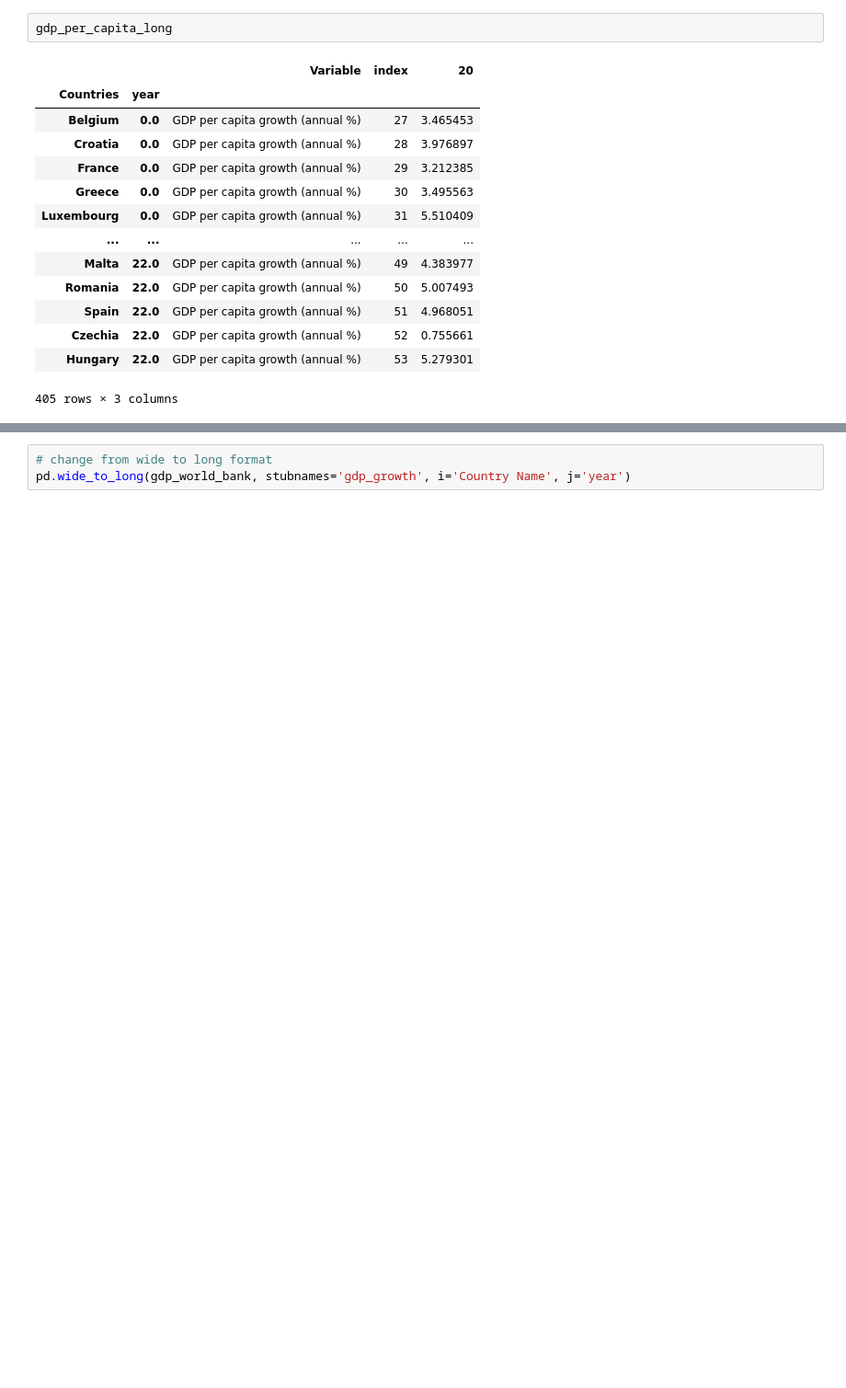
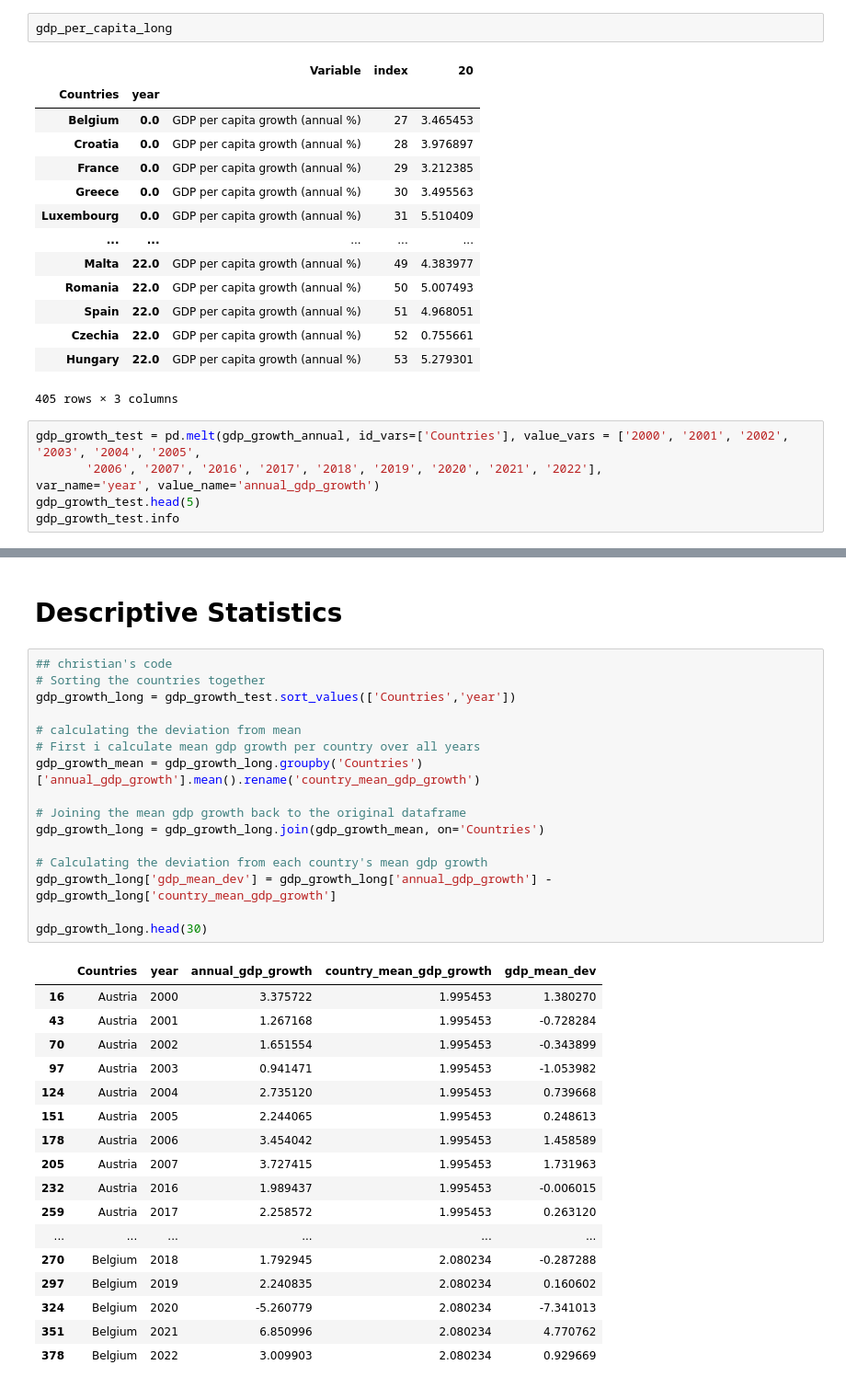
Before and after one commit to NumEconCopenhagen/projects-2024-darja-christian, a Jupyter notebook: dataproject/Darja_Work.ipynb, the cells around one changed output, grey strips where cells are left out. Shown at 92% size. Cells and saved outputs as stored; diff of their text form; blank space fills up the shorter version.

Commit message:
added more on gdp growth

```diff
--- a/dataproject/Darja_Work.ipynb
+++ b/dataproject/Darja_Work.ipynb
@@ -132,3 +132,9 @@ gdp_per_capita_long
 | Czechia | 22.0 | GDP per capita growth (annual %) | 52 | 0.755661 |
 | Hungary | 22.0 | GDP per capita growth (annual %) | 53 | 5.279301 |
 405 rows × 3 columns
+# %%
+gdp_growth_test = pd.melt(gdp_growth_annual, id_vars=['Countries'], value_vars = ['2000', '2001', '2002', '2003', '2004', '2005',
+       '2006', '2007', '2016', '2017', '2018', '2019', '2020', '2021', '2022'],
+var_name='year', value_name='annual_gdp_growth')
+gdp_growth_test.head(5)
+gdp_growth_test.info
@@ -141,6 +174,39 @@ gdp_world_bank.head(5)
 | 2 | GDP growth (annual %) | France | 3.923669 | 1.983721 | 1.135531 | 0.823161 | 2.829753 | 1.663220 | 2.449324 | 2.424736 | 1.095464 | ... |
 | 3 | GDP growth (annual %) | Greece | 3.919771 | 4.131612 | 3.922872 | 5.794532 | 5.060992 | 0.599142 | 5.652434 | 3.273747 | -0.487173 | ... |
 | 4 | GDP growth (annual %) | Luxembourg | 6.938130 | 3.074355 | 3.225417 | 2.619379 | 4.231891 | 2.482875 | 6.016715 | 8.098668 | 4.978190 | ... |
-# %%
-# change from wide to long format
-pd.wide_to_long(gdp_world_bank, stubnames='gdp_growth', i='Country Name', j='year')
+# %% [markdown]
+# Descriptive Statistics
+# %%
+## christian's code
+# Sorting the countries together
+gdp_growth_long = gdp_growth_test.sort_values(['Countries','year'])
+
+# calculating the deviation from mean
+# First i calculate mean gdp growth per country over all years
+gdp_growth_mean = gdp_growth_long.groupby('Countries')['annual_gdp_growth'].mean().rename('country_mean_gdp_growth')
+
+# Joining the mean gdp growth back to the original dataframe
+gdp_growth_long = gdp_growth_long.join(gdp_growth_mean, on='Countries')
+
+# Calculating the deviation from each country's mean gdp growth
+gdp_growth_long['gdp_mean_dev'] = gdp_growth_long['annual_gdp_growth'] - gdp_growth_long['country_mean_gdp_growth']
+
+gdp_growth_long.head(30)
+# %% [output]
+|  | Countries | year | annual_gdp_growth | country_mean_gdp_growth | gdp_mean_dev |
+| 16 | Austria | 2000 | 3.375722 | 1.995453 | 1.380270 |
+| 43 | Austria | 2001 | 1.267168 | 1.995453 | -0.728284 |
+| 70 | Austria | 2002 | 1.651554 | 1.995453 | -0.343899 |
+| 97 | Austria | 2003 | 0.941471 | 1.995453 | -1.053982 |
+| 124 | Austria | 2004 | 2.735120 | 1.995453 | 0.739668 |
+| 151 | Austria | 2005 | 2.244065 | 1.995453 | 0.248613 |
+| 178 | Austria | 2006 | 3.454042 | 1.995453 | 1.458589 |
+| 205 | Austria | 2007 | 3.727415 | 1.995453 | 1.731963 |
+| 232 | Austria | 2016 | 1.989437 | 1.995453 | -0.006015 |
+| 259 | Austria | 2017 | 2.258572 | 1.995453 | 0.263120 |
+| ... | ... | ... | ... | ... | ... |
+| 270 | Belgium | 2018 | 1.792945 | 2.080234 | -0.287288 |
+| 297 | Belgium | 2019 | 2.240835 | 2.080234 | 0.160602 |
+| 324 | Belgium | 2020 | -5.260779 | 2.080234 | -7.341013 |
+| 351 | Belgium | 2021 | 6.850996 | 2.080234 | 4.770762 |
+| 378 | Belgium | 2022 | 3.009903 | 2.080234 | 0.929669 |
```
Also changed, not shown: parts of 8 cells of this notebook.
